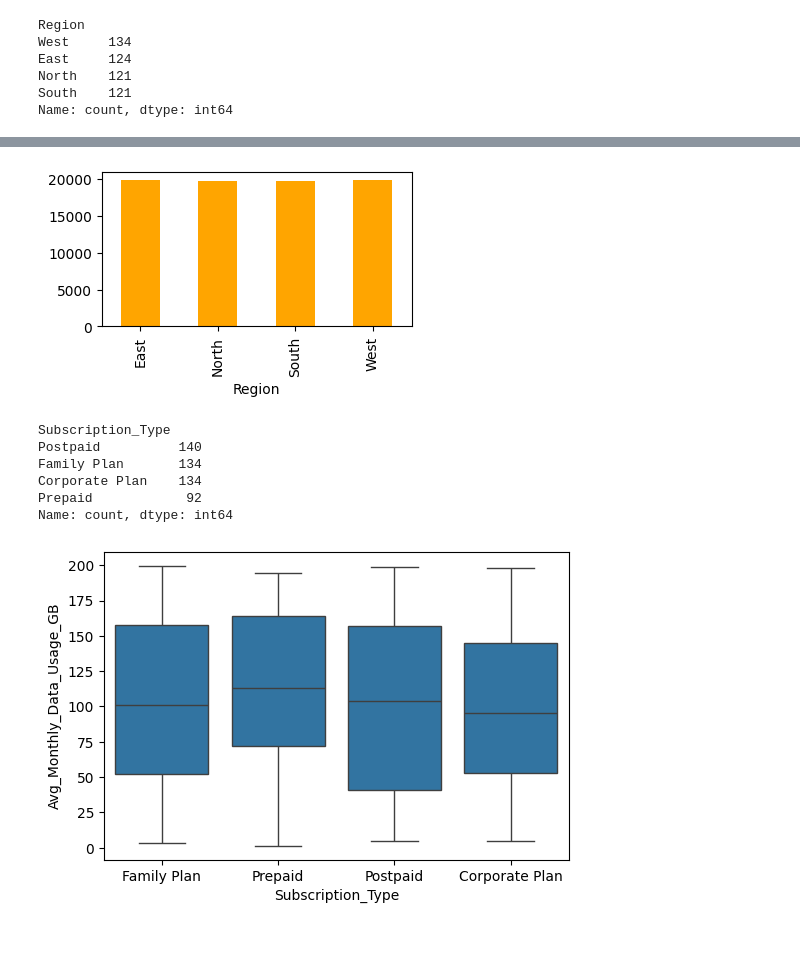
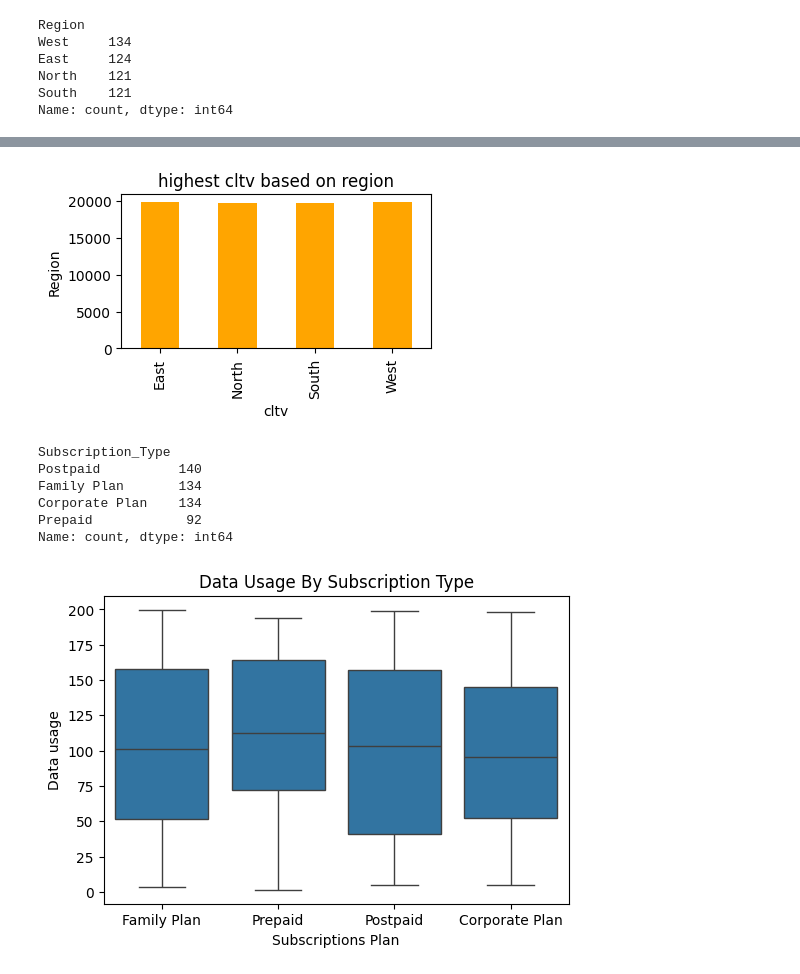
Before and after one commit to sejalsingh2707/customer_analysis, a Jupyter notebook: NOTEBOOK/DATA ANALYTICS.ipynb, the cells around one changed output, grey strips where cells are left out. Cells and saved outputs as stored; diff of their text form; code cells hidden in the pictures; blank space fills up the shorter version.

```diff
--- a/NOTEBOOK/DATA ANALYTICS.ipynb
+++ b/NOTEBOOK/DATA ANALYTICS.ipynb
@@ -124,12 +124,12 @@ plt.show()
 highest_cltv=df.groupby('Region')['CLTV'].max()
 plt.figure(figsize=(4,2))
 highest_cltv.plot(kind='bar',color=['orange'])
-plt.title="highest cltv based on region"
-plt.xlabel='cltv'
-plt.ylabel='Region'
+plt.title("highest cltv based on region")
+plt.xlabel('cltv')
+plt.ylabel('Region')
 plt.show()
 # %% [output]
-[figure, old version]
+[figure, new version]
 # %%
 df['Subscription_Type'].value_counts()
 # %% [output]
@@ -142,12 +142,12 @@ Name: count, dtype: int64
 # %%
 plt.figure(figsize=(6,4))
 sns.boxplot(data=df,x='Subscription_Type',y='Avg_Monthly_Data_Usage_GB')
-plt.title='Data Usage By Subscription Type'
-plt.xlabel='Subscriptions Plan'
-plt.ylabel='Data usage'
+plt.title('Data Usage By Subscription Type')
+plt.xlabel('Subscriptions Plan')
+plt.ylabel('Data usage')
 plt.show()
 # %% [output]
-[figure, old version]
+[figure, new version]
 # %%
 
 df['Feedback_Score'].value_counts()
```
Also changed, not shown: parts of 9 cells of this notebook, 1 other file.
